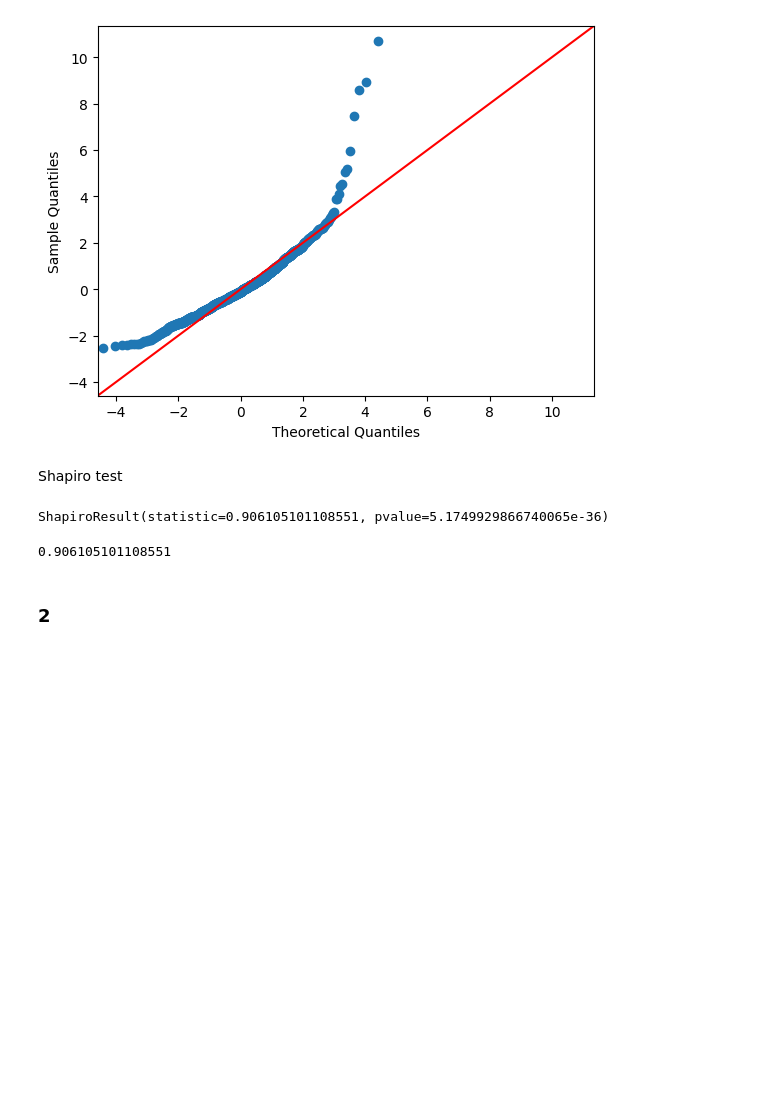
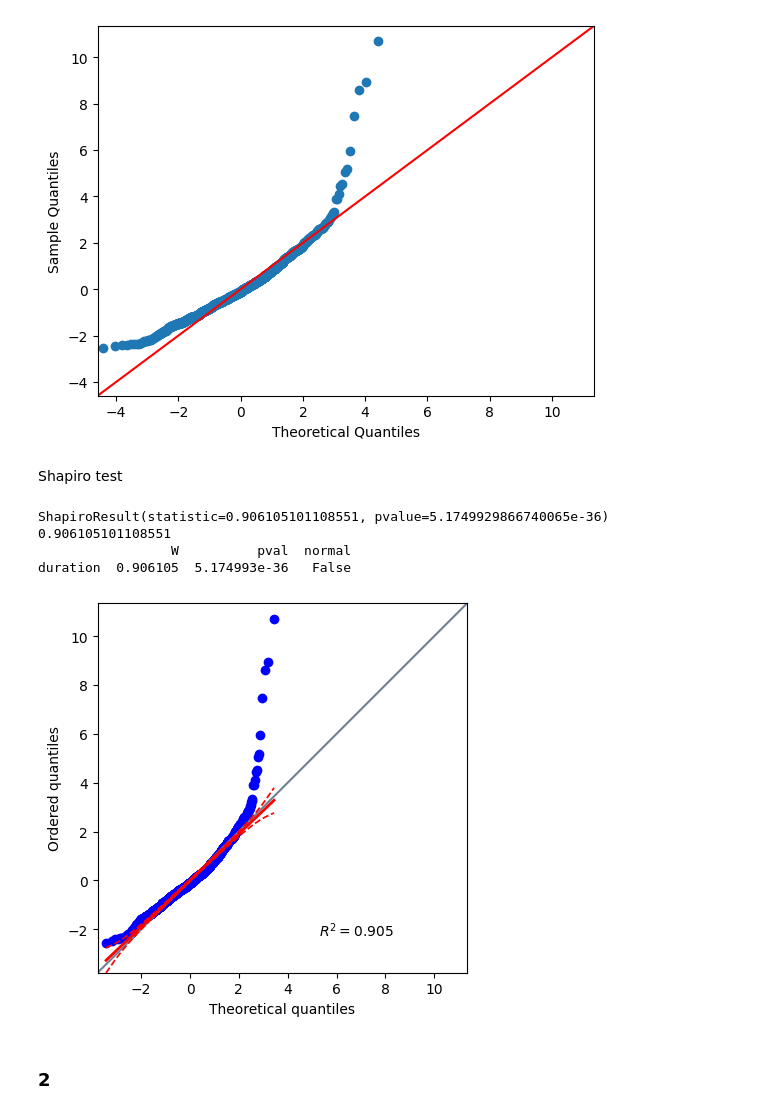
Before and after one commit to boba-buba/PaS_project, a Jupyter notebook: notes.ipynb, the cells around one changed output. Saved outputs shown, nothing was run; the diff lists cells and outputs as text; code cells hidden in the pictures; blank space fills up the shorter version.

```diff
--- a/notes.ipynb
+++ b/notes.ipynb
@@ -193,10 +187,15 @@ Shapiro test
 # %%
 res = stats.shapiro(duration)
 print(res)
-res.statistic # The value of this statistic tends to be high (close to 1) for samples drawn from a normal distribution.
+print(res.statistic) # The value of this statistic tends to be high (close to 1) for samples drawn from a normal distribution.
+print(pingouin.normality(duration))
+ax = pingouin.qqplot(duration, dist='norm')
 # %% [output]
 ShapiroResult(statistic=0.906105101108551, pvalue=5.1749929866740065e-36)
+0.906105101108551
+                 W          pval  normal
+duration  0.906105  5.174993e-36   False
-0.906105101108551
+[figure, added]
 # %% [markdown]
 ### 2
 # %% [markdown]
```
Also changed, not shown: parts of 10 cells of this notebook.
